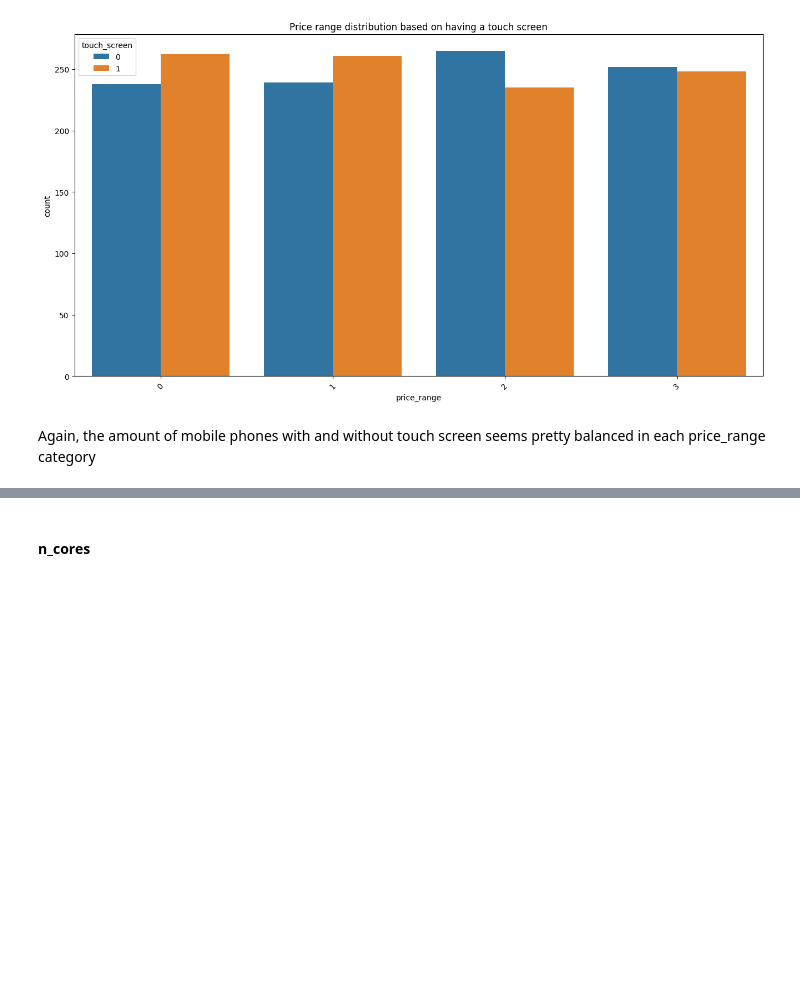
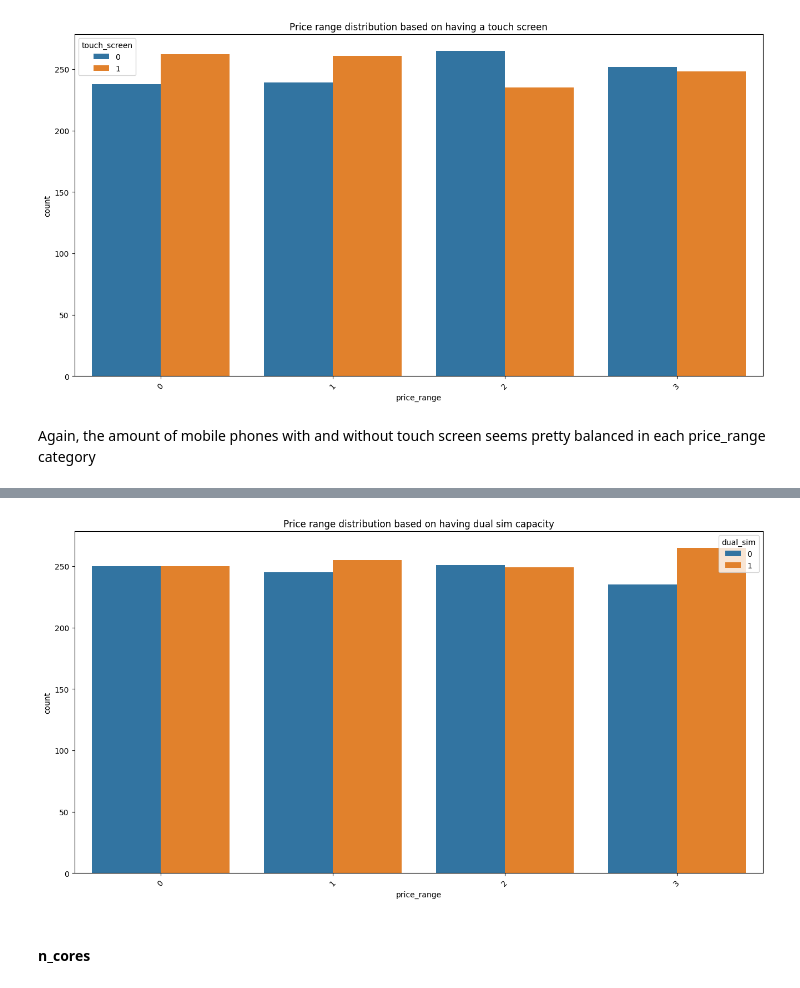
Before and after one commit to emonteiro27/mobile_price_class, a Jupyter notebook: mobile_price_classification.ipynb, the cells around one changed output, grey strips where cells are left out. Drawn from its saved outputs; the diff is of its cells as text; code cells hidden in the pictures; blank space fills up the shorter version.

```diff
--- a/mobile_price_classification.ipynb
+++ b/mobile_price_classification.ipynb
@@ -270,3 +284,11 @@ Again, the amount of mobile phones with and without touch screen seems pretty ba
+# %%
+plt.figure(figsize=(16,8))
+sns.countplot(data=df_train, x='price_range', hue='dual_sim')
+plt.title('Price range distribution based on having dual sim capacity')
+plt.xticks(rotation=45)
+plt.show()
+# %% [output]
+[figure, added]
 # %% [markdown]
 #### n_cores
 # %%
```
Also changed, not shown: parts of 3 cells of this notebook.
